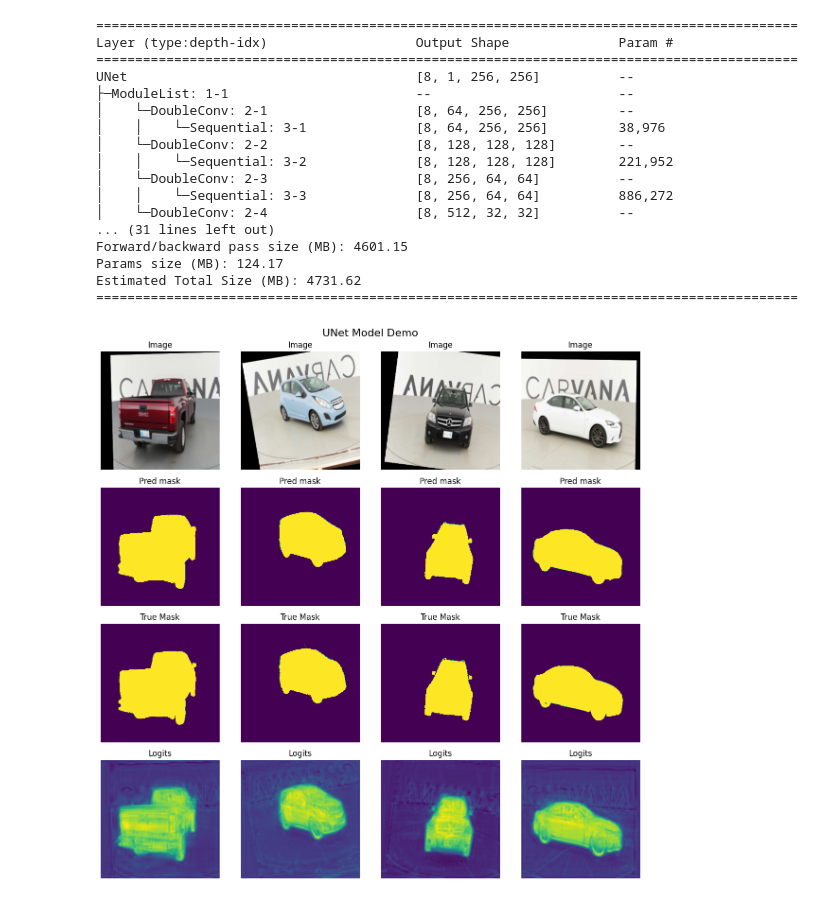
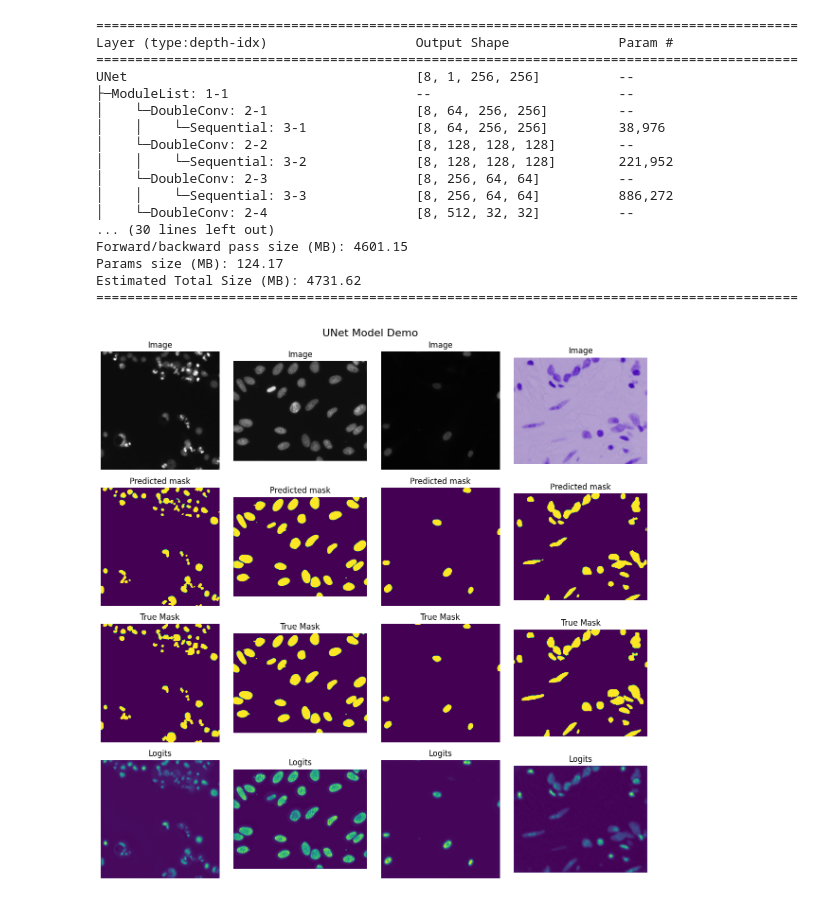
Before and after one commit to FelipePassarela/cancer-cell-segmentation, a Jupyter notebook: unet/model_demo.ipynb, the cells around one changed output. Saved outputs shown, nothing was run; the diff lists cells and outputs as text; code cells hidden in the pictures.

```diff
--- a/unet/model_demo.ipynb
+++ b/unet/model_demo.ipynb
@@ -9,7 +9,7 @@ import os
 
 device = 'cuda' if torch.cuda.is_available() else 'cpu'
 
-model, model_name = UNet(), "UNet_carvana.pth"
+model, model_name = UNet(), "UNet_88.pth"
 path = os.path.join("..", 'models', model_name)
 model.load_state_dict(torch.load(path, weights_only=True))
 model.to(device)
@@ -28,49 +28,55 @@ UNet                                     [8, 1, 256, 256]          --
 │    └─DoubleConv: 2-3                   [8, 256, 64, 64]          --
 │    │    └─Sequential: 3-3              [8, 256, 64, 64]          886,272
 │    └─DoubleConv: 2-4                   [8, 512, 32, 32]          --
-... (31 lines left out)
+... (30 lines left out)
 Forward/backward pass size (MB): 4601.15
 Params size (MB): 124.17
 Estimated Total Size (MB): 4731.62
 ==========================================================================================
 # %%
-from dataset.transforms import get_train_transforms
-from torch.utils.data import DataLoader
-from dataset.carvana_dataset import CarvanaDataset
+from dataset.transforms import get_inference_transforms
+from dataset.image_dataset import ImageDataset
 
-dataset = CarvanaDataset('../data', True, transforms=get_train_transforms())
-dataloader = DataLoader(dataset, batch_size=4, shuffle=True, num_workers=2, pin_memory=True)
-imgs, masks = next(iter(dataloader))
-imgs, masks = imgs.to(device), masks.to(device)
+dataset = ImageDataset('../data/test', transforms=get_inference_transforms())
+
+def get_img_mask():
+    imgs, masks = [], []
+    for i in range(4):
+        idx = torch.randint(0, len(dataset), (1,)).item()
+        img, mask = dataset[idx]
+        imgs.append(img.to(device))
+        masks.append(mask.to(device))
+    return imgs, masks
 # %%
 fig, axs = plt.subplots(4, 4, figsize=(12, 12))
+imgs, masks = get_img_mask()
 
 fig.suptitle('UNet Model Demo', fontsize=16)
 
 for i in range(4):
     pred_dict = model.predict(imgs[i])
     pred = pred_dict['pred']
     img = pred_dict['img']
     logits = pred_dict['logits']
     true_mask = masks[i].cpu().numpy().transpose(1, 2, 0)
 
     axs[0, i].imshow(img)
     axs[0, i].axis('off')
     axs[0, i].set_title('Image')
 
     axs[1, i].imshow(pred)
     axs[1, i].axis('off')
-    axs[1, i].set_title('Pred mask')
+    axs[1, i].set_title('Predicted mask')
 
     axs[2, i].imshow(true_mask)
     axs[2, i].axis('off')
     axs[2, i].set_title('True Mask')
 
     axs[3, i].imshow(logits)
     axs[3, i].axis('off')
     axs[3, i].set_title('Logits')
 
 plt.tight_layout()
 plt.show()
 # %% [output]
-[figure, old version]
+[figure, new version]
```
Also changed, not shown: 6 other files.
